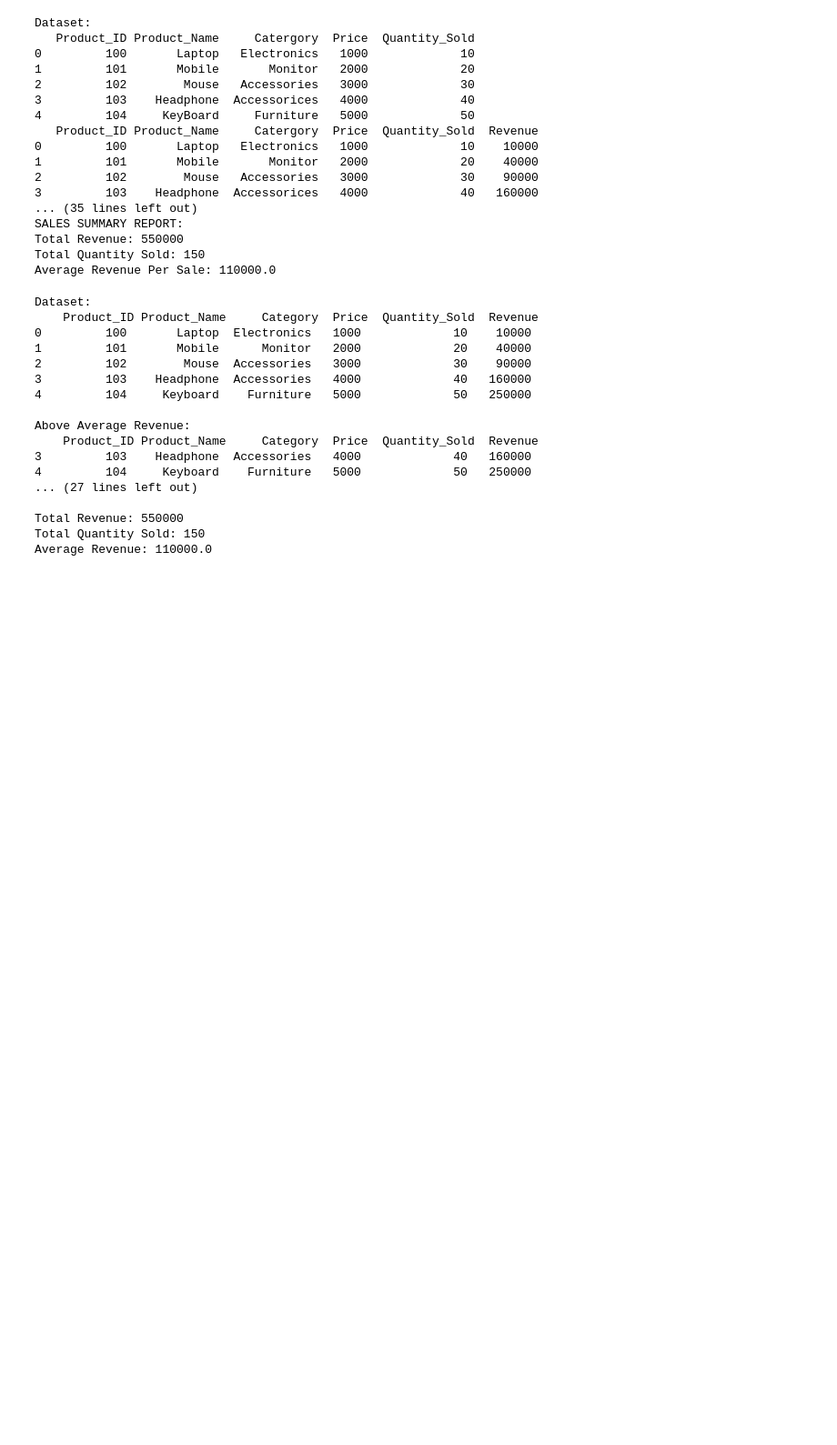
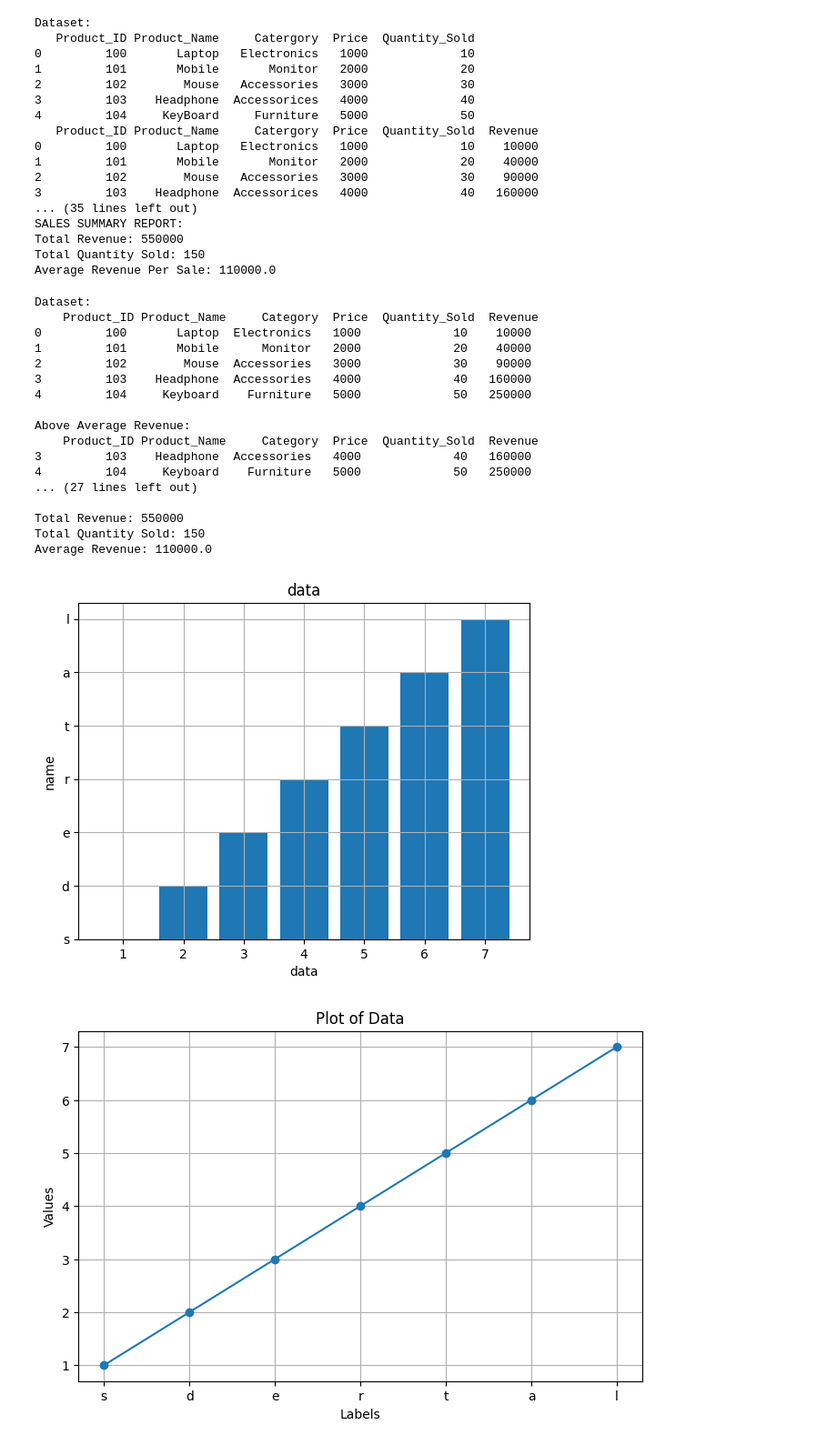
Before and after one commit to Ravilodugu12/TNS-practice-session, a Jupyter notebook: Ravi.ipynb, the cells around one changed output. Shown at 91% size. Saved outputs shown, nothing was run; the diff lists cells and outputs as text; code cells hidden in the pictures; blank space fills up the shorter version.

```diff
--- a/Ravi.ipynb
+++ b/Ravi.ipynb
@@ -316,3 +316,25 @@ Above Average Revenue:
 Total Revenue: 550000
 Total Quantity Sold: 150
 Average Revenue: 110000.0
+# %%
+import matplotlib.pyplot as plt
+data=[1,2,3,4,5,6,7]
+name=['s','d','e','r','t','a','l']
+plt.bar(data,name)
+plt.xlabel('data')
+plt.ylabel('name')
+plt.title('data')
+plt.grid()
+plt.show()
+
+# Assuming you want to plot data against these names as x-axis ticks/labels
+plt.figure(figsize=(8, 5))
+plt.plot(name, data, marker='o')
+plt.xlabel("Labels")
+plt.ylabel("Values")
+plt.title("Plot of Data")
+plt.grid(True)
+plt.show()
+# %% [output]
+[figure, added]
+[figure, added]
```
Also changed, not shown: parts of 1 cell of this notebook.
